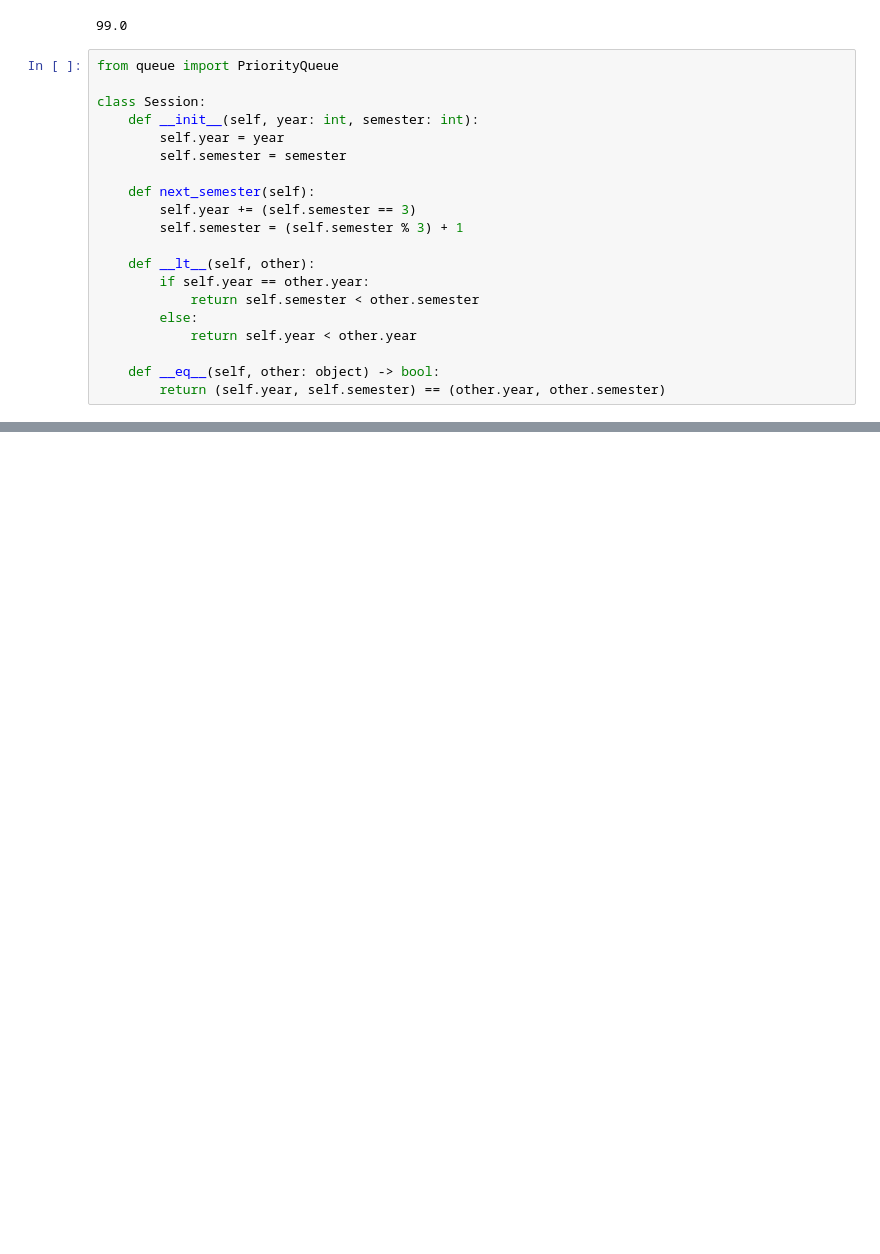
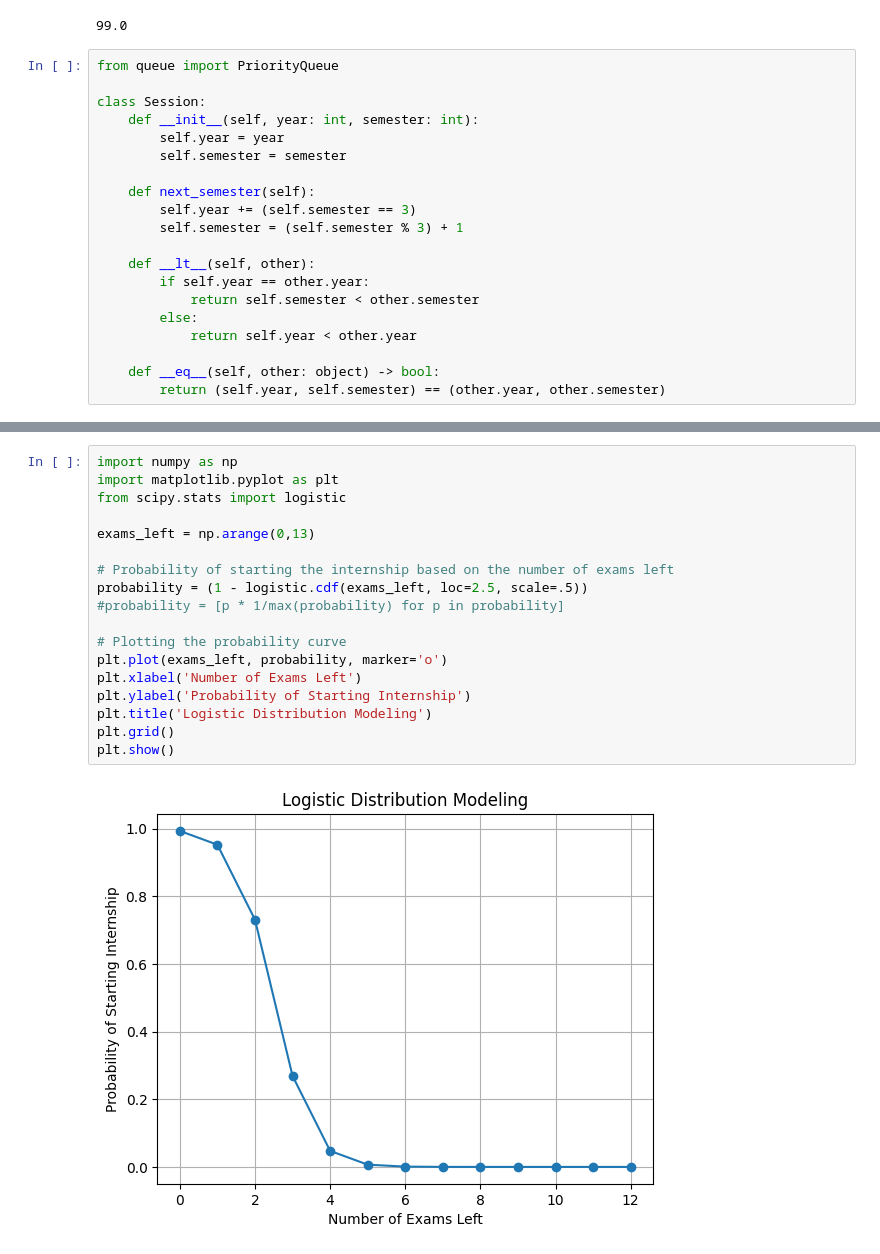
Before and after one commit to edoppiap/casl_labs, a Jupyter notebook: LabG5/labg5.ipynb, the cells around one changed output, grey strips where cells are left out. Saved outputs shown, nothing was run; the diff lists cells and outputs as text; blank space fills up the shorter version.

```diff
--- a/LabG5/labg5.ipynb
+++ b/LabG5/labg5.ipynb
@@ -256,0 +252,20 @@ TypeError: '<' not supported between instances of 'NoneType' and 'Session'
+# %%
+import numpy as np
+import matplotlib.pyplot as plt
+from scipy.stats import logistic
+
+exams_left = np.arange(0,13)
+
+# Probability of starting the internship based on the number of exams left
+probability = (1 - logistic.cdf(exams_left, loc=2.5, scale=.5))
+#probability = [p * 1/max(probability) for p in probability]
+
+# Plotting the probability curve
+plt.plot(exams_left, probability, marker='o')
+plt.xlabel('Number of Exams Left')
+plt.ylabel('Probability of Starting Internship')
+plt.title('Logistic Distribution Modeling')
+plt.grid()
+plt.show()
+# %% [output]
+[figure, added]
```
Also changed, not shown: parts of 6 cells of this notebook, 3 other files.
